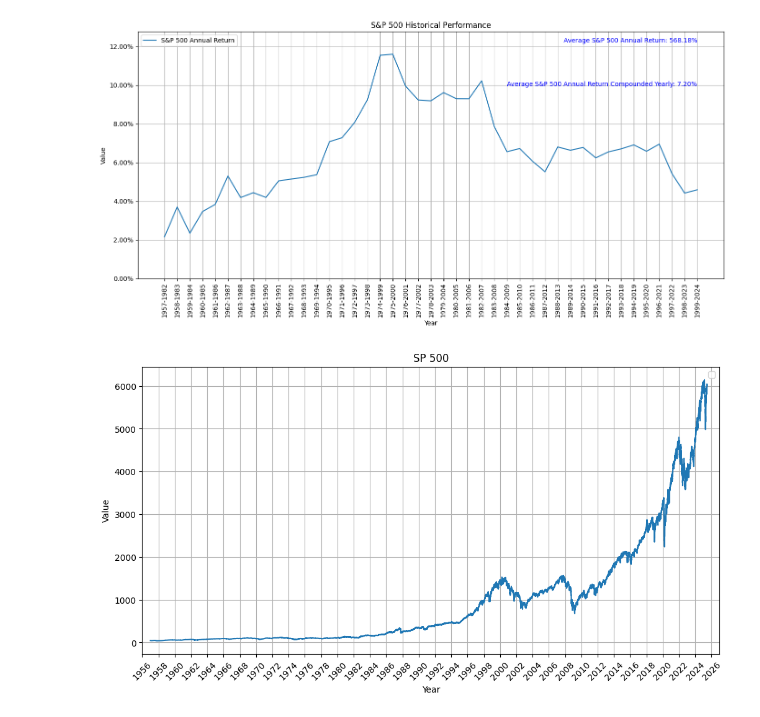
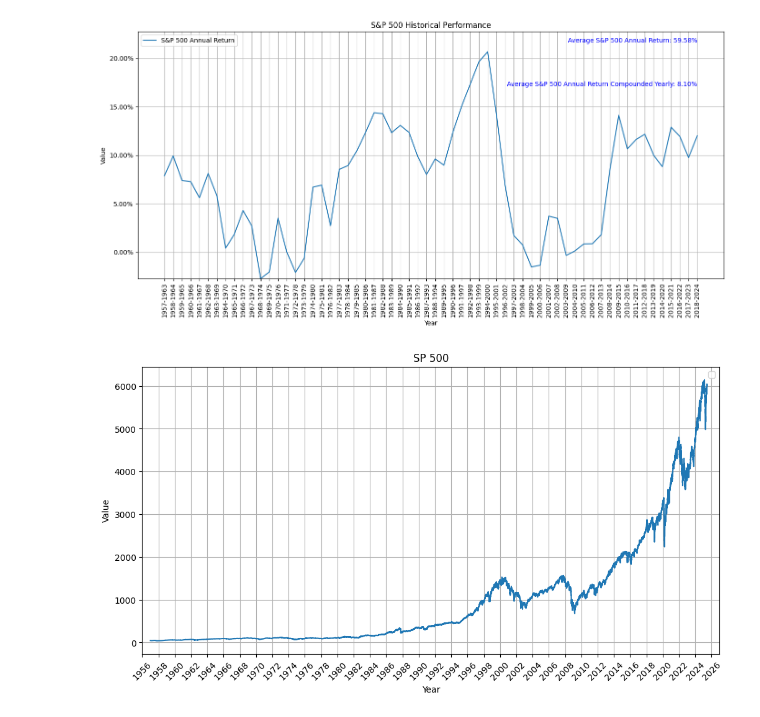
Before and after one commit to nt1538/sp500, a Jupyter notebook: graphexcel.ipynb, the cells around one changed output. Drawn from its saved outputs; the diff is of its cells as text; code cells hidden in the pictures.

```diff
--- a/graphexcel.ipynb
+++ b/graphexcel.ipynb
@@ -50,11 +50,11 @@ def RILAcapBuffer(data, start_year, end_year, typef, duration):
     plt.figure(figsize=(14, 7))
 
     avg_CAGR = np.mean(CAGR)
-    CompoundedCAGR = [(value/100) ** (1/25) - 1 for value in CAGR]
-    avg_yearlyCAGR = ((np.mean(CAGR)/ 100) ** (1/25) - 1) * 100
+    CompoundedCAGR = [(value/100 + 1) ** (1/duration) - 1 for value in CAGR]
+    avg_yearlyCAGR = ((np.mean(CAGR)/ 100 + 1) ** (1/duration) - 1) * 100
     ymax = np.max(CompoundedCAGR) * 1.1
-    # ymin = np.min(np.min(CompoundedCAGR), 0)
-    ymin = 0
+    ymin = np.min(np.min(CompoundedCAGR), 0)
+    #ymin = 0
     comp = (ymax - ymin) / 20
 
     #for i, txt in enumerate(CAGR):
@@ -88,35 +88,35 @@ def RILAcapBuffer(data, start_year, end_year, typef, duration):
     plt.plot(yearList, CompoundedCAGR, label=f'{typef} Annual Return')
     #plt.plot(yearList, RILA, label=f'IUL Return-{typef} Annual point to point')
     plt.text(yearList[-1], ymax - comp, f'Average {typef} Annual Return: {avg_CAGR:.2f}%', color='blue', ha='right', va='bottom', fontsize=10)
     #plt.text(yearList[-1], ymax - 8 * comp, f'Participation Rate: {participationRate*100:.2f}%', color='blue', ha='right', va='bottom', fontsize=10)
     #plt.text(yearList[-1], ymax - 2 * comp, f'Average {typef} IUL Return: {avg_RILAout:.2f}%', color='orange', ha='right', va='top', fontsize=10)
     #plt.text(yearList[-1], ymax - 5 * comp, f'Average {typef} IUL Return Compounded Yearly: {avg_yearlyRILAout:.2f}%', color='orange', ha='right', va='top', fontsize=10)
     plt.text(yearList[-1], ymax - 4 * comp, f'Average {typef} Annual Return Compounded Yearly: {avg_yearlyCAGR:.2f}%', color='blue', ha='right', va='top', fontsize=10)
 
     plt.xlabel('Year')
     plt.ylabel('Value')
     plt.xticks(rotation=90)
     plt.legend()
     plt.grid(True)
     plt.gca().yaxis.set_major_formatter(plt.FuncFormatter(lambda x, _: f'{x * 100:.2f}%'))
     plt.ylim(ymin, ymax)
     plt.tight_layout()  # Adjust layout to make room for x-axis labels
     plt.show()
 
     CAGR = [f"{value:.2f}%" for value in CAGR]
     CompoundedCAGR = [f"{value * 100:.2f}%" for value in CompoundedCAGR]
     newData = {
             "Year List": yearList,
             f"Average {typef} Return": CAGR,
             f"Average {typef} Annual Return": CompoundedCAGR,
             f'Compounded Average {typef} Annual Return': [f'{avg_yearlyCAGR:.2f}%'] + [""] * (len(CAGR)-1),
     }
     df = pd.DataFrame(newData)
     df.to_excel(typef + ' Historical Return.xlsx', engine='openpyxl', index=False)
 
-RILAcapBuffer(data1, 1957, 2024,'S&P 500', 25)
+RILAcapBuffer(data1, 1957, 2024,'S&P 500', 6)
 # %% [output]
-[figure, old version]
+[figure, new version]
 # %%
 import pandas as pd
 import matplotlib.pyplot as plt
```
Also changed, not shown: 4 other files.
